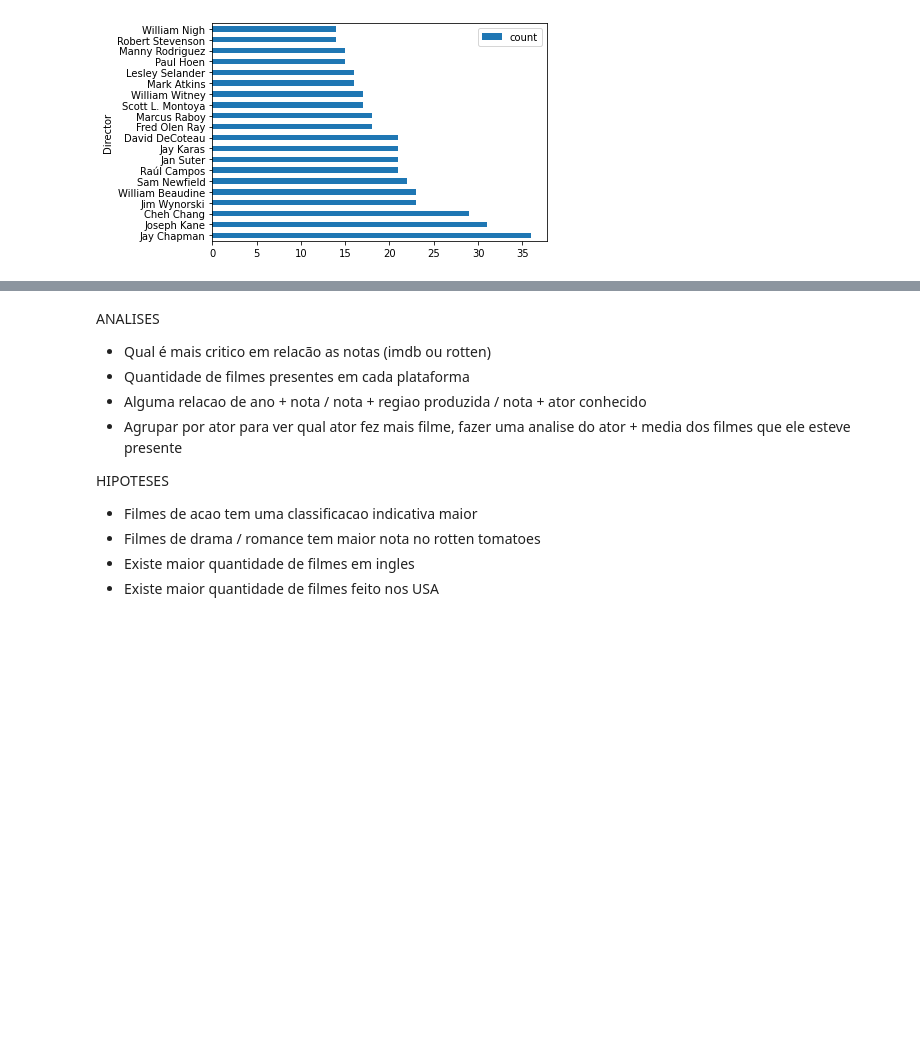
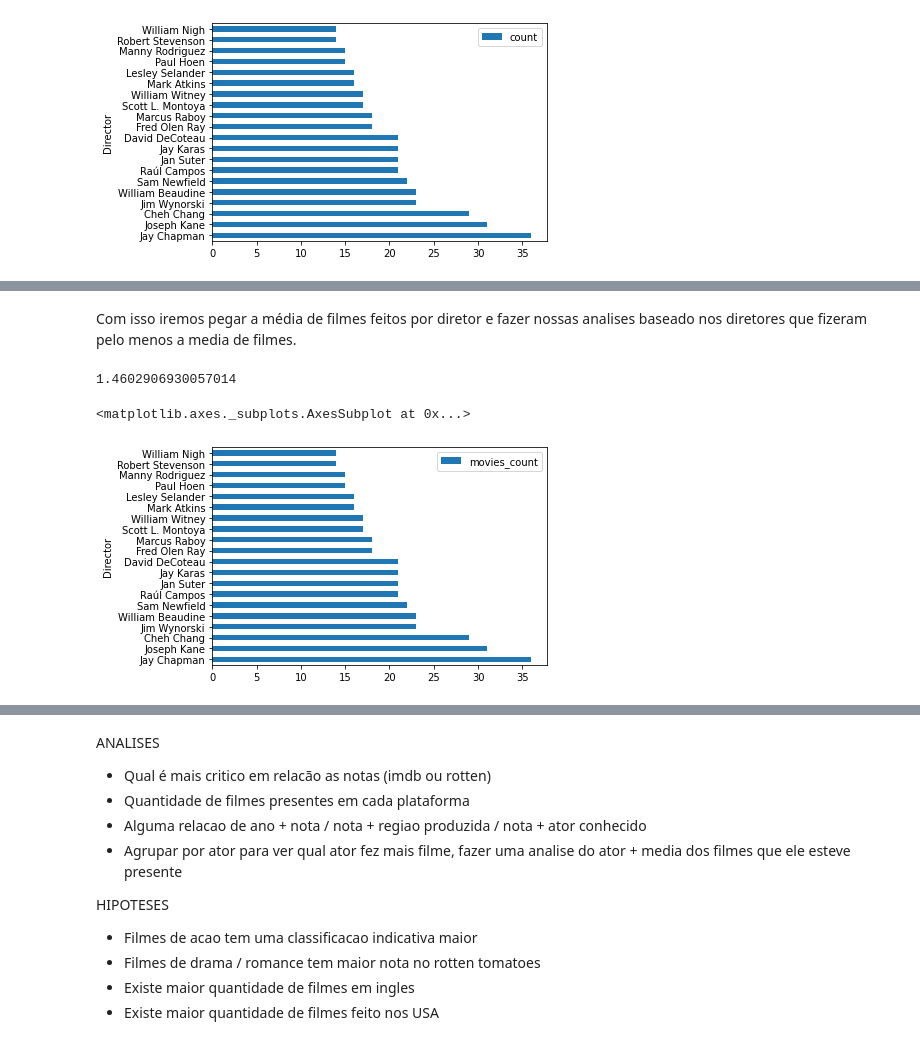
Before and after one commit to JonatasDeOliveira/movie-it, a Jupyter notebook: src/MovieIt.ipynb, the cells around one changed output, grey strips where cells are left out. Saved outputs shown, nothing was run; the diff lists cells and outputs as text; code cells hidden in the pictures; blank space fills up the shorter version.

```diff
--- a/src/MovieIt.ipynb
+++ b/src/MovieIt.ipynb
@@ -485,0 +542,19 @@ movie_director_df.distinct()\
+# %% [markdown]
+Com isso iremos pegar a média de filmes feitos por diretor e fazer nossas analises baseado nos diretores que fizeram pelo menos a media de filmes.
+# %%
+directors_movies_mean = movie_director_df.distinct()\
+                            .groupBy('Director')\
+                            .agg(count('ID').alias('Total Movies'))\
+                            .select(mean('Total Movies').alias('mean'))\
+                            .collect()[0][0]
+directors_movies_mean
+# %% [output]
+1.4602906930057014
+# %%
+directors_filtered = directors_stats_pyspark.distinct()\
+                            .where(col('movies_count') >= directors_movies_mean)\
+                            .toPandas()
+directors_filtered.nlargest(20, 'movies_count')[['Director', 'movies_count']].plot.barh(x='Director')
+# %% [output]
+<matplotlib.axes._subplots.AxesSubplot at 0x...>
+[figure, added]
```
Also changed, not shown: parts of 15 cells of this notebook.
